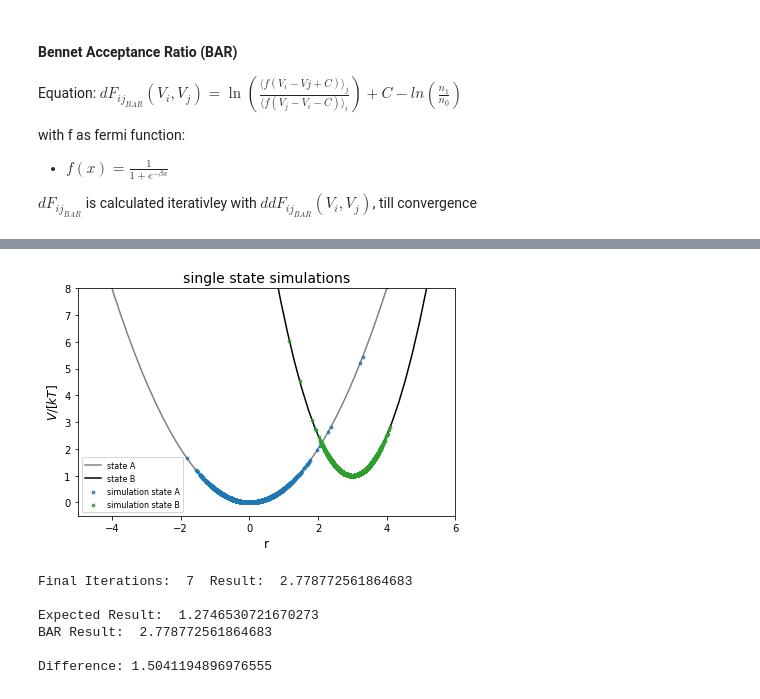
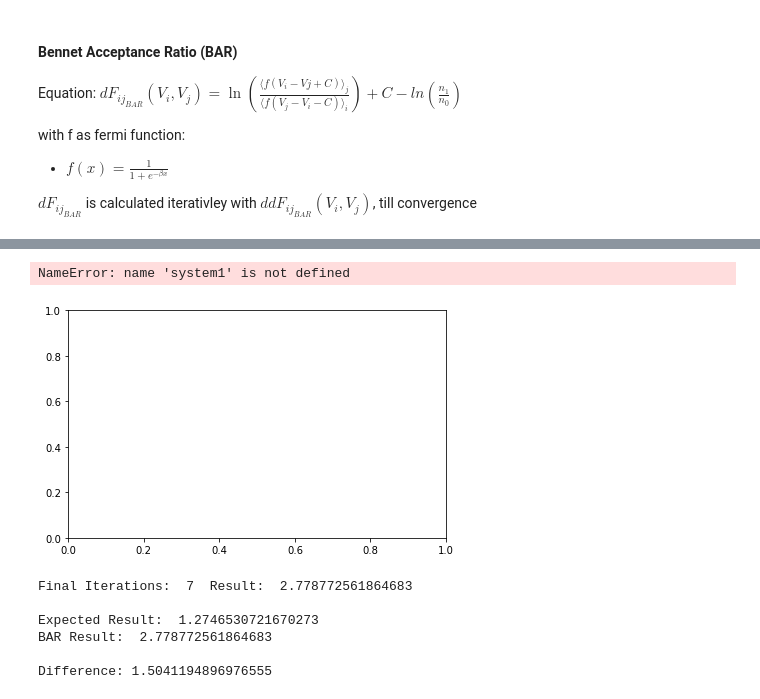
Before and after one commit to rinikerlab/Ensembler, a Jupyter notebook: examples/Example_FreeEnergyCalculationSimulation.ipynb, the cells around one changed output, grey strips where cells are left out. Saved outputs shown, nothing was run; the diff lists cells and outputs as text; code cells hidden in the pictures.

```diff
--- a/examples/Example_FreeEnergyCalculationSimulation.ipynb
+++ b/examples/Example_FreeEnergyCalculationSimulation.ipynb
@@ -160,11 +159,12 @@ steps = simulation_steps_total_per_approach
 equilibration_steps = 100
 
 ##Build Systems
-system1 = system(potential=V_A, sampler=sampler, temperature=temperature)
-system2 = system(potential=V_B, sampler=sampler, temperature=temperature)
+
+systemA = system(potential=V_A, sampler=sampler, temperature=temperature)
+systemB = system(potential=V_B, sampler=sampler, temperature=temperature)
 
 ##Simulate:
-system1.simulate(steps)
-state1_traj = system1.trajectory
-_ = oneD_simulation_analysis_plot(system1, limits_coordinate_space=np.linspace(-10,10) )
+systemA.simulate(steps)
+stateA_traj = systemA.trajectory
+_ = oneD_simulation_analysis_plot(systemA, limits_coordinate_space=np.linspace(-10,10) )
 # %% [output]
@@ -231,31 +231,31 @@ pass
 # %%
 from ensembler import visualisation
 
 positions = np.linspace(-10,10, 100)
 fig, ax = plt.subplots(ncols=1, figsize=visualisation.figsize_doubleColumn)
 ax = list([ax])
 traj_pos = list(system1.trajectory.position)
 ax[0].plot(positions, system1.potential.ene(positions), c="grey", label="state A", zorder=-10)
-ene = system1.potential.ene(traj_pos)
+ene = systemA.potential.ene(traj_pos)
 ax[0].scatter(traj_pos, ene, c="C0",alpha=0.8, label="simulation state A",s=8)
 ax[0].set_ylim([0,8])
 
 positions = np.linspace(-10,10, 100)
 traj_pos = list(system2.trajectory.position)
 ax[0].plot(positions, system2.potential.ene(positions), c="black", label="state B", zorder=-10)
-ene = system2.potential.ene(traj_pos)
+ene = systemB.potential.ene(traj_pos)
 ax[0].scatter(traj_pos, ene, c="C2",alpha=0.8, label="simulation state B",s=8)
 
 ax[0].set_ylim([-0.5,8])
 ax[0].set_xlim([-5,6])
 ax[0].set_xlabel("r")
 ax[0].set_ylabel("$V/[kT]$")
 ax[0].legend()
 ax[0].set_title("single state simulations")
-#ax[0].set_title("State 2")
 fig.savefig("freeEnergyPertubation.pdf")
 # %% [output]
+NameError: name 'system1' is not defined
-[figure, old version]
+[figure, new version]
 # %%
 #Sampling l1
 V11=V_A.ene(stateA_traj.position)
```
Also changed, not shown: parts of 20 cells of this notebook.
